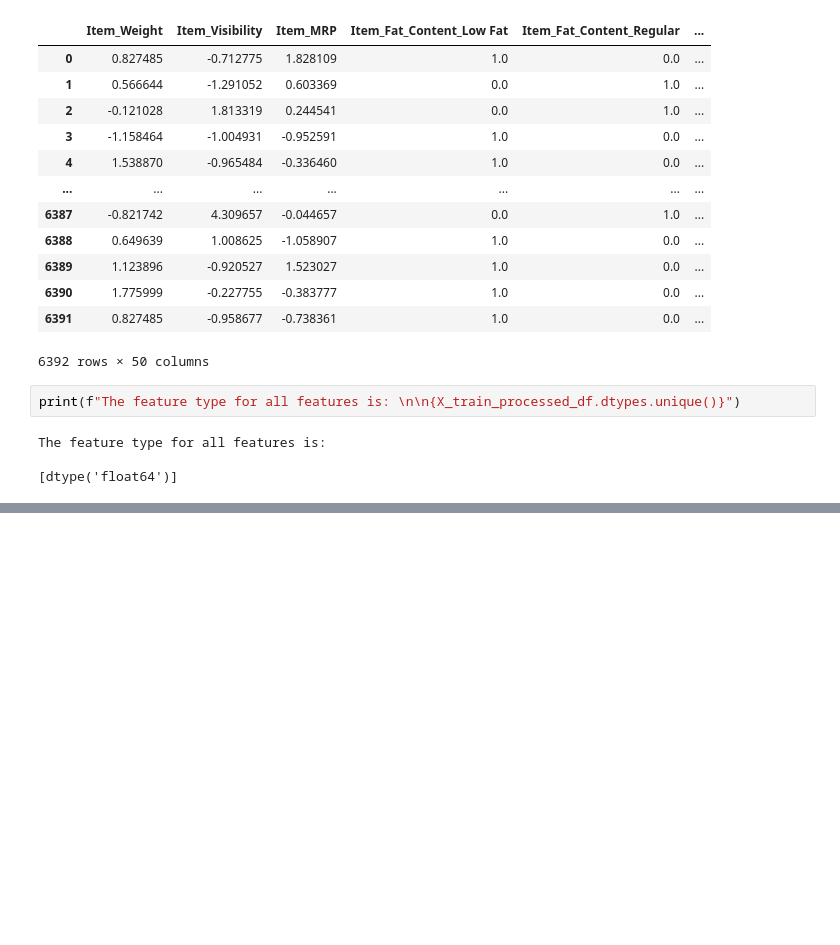
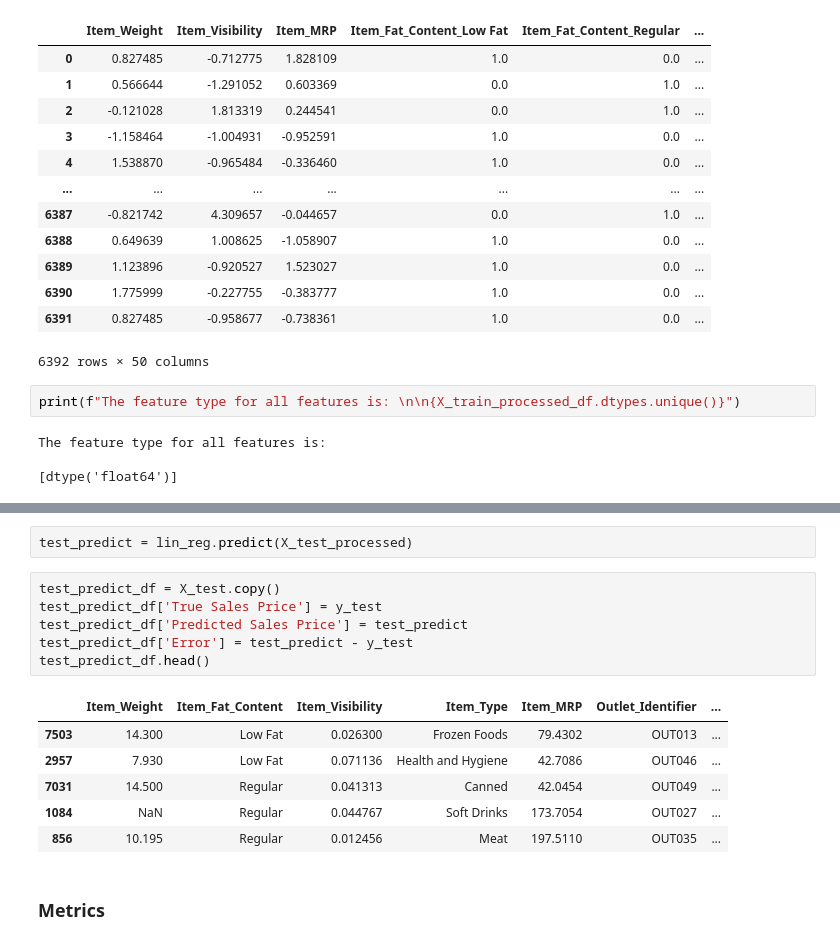
Before and after one commit to jonnunez92/Prediction-of-Product-Sales, a Jupyter notebook: Prediction_of_Product_Sales.ipynb, the cells around one changed output, grey strips where cells are left out. Cells and saved outputs as stored; diff of their text form; blank space fills up the shorter version.

```diff
--- a/Prediction_of_Product_Sales.ipynb
+++ b/Prediction_of_Product_Sales.ipynb
@@ -805,0 +936,17 @@ The feature type for all features is:
+# %%
+test_predict = lin_reg.predict(X_test_processed)
+# %%
+test_predict_df = X_test.copy()
+test_predict_df['True Sales Price'] = y_test
+test_predict_df['Predicted Sales Price'] = test_predict
+test_predict_df['Error'] = test_predict - y_test
+test_predict_df.head()
+# %% [output]
+|  | Item_Weight | Item_Fat_Content | Item_Visibility | Item_Type | Item_MRP | Outlet_Identifier | ... |
+| 7503 | 14.300 | Low Fat | 0.026300 | Frozen Foods | 79.4302 | OUT013 | ... |
+| 2957 | 7.930 | Low Fat | 0.071136 | Health and Hygiene | 42.7086 | OUT046 | ... |
+| 7031 | 14.500 | Regular | 0.041313 | Canned | 42.0454 | OUT049 | ... |
+| 1084 | NaN | Regular | 0.044767 | Soft Drinks | 173.7054 | OUT027 | ... |
+| 856 | 10.195 | Regular | 0.012456 | Meat | 197.5110 | OUT035 | ... |
+# %% [markdown]
+### Metrics
```
Also changed, not shown: parts of 43 cells of this notebook.
